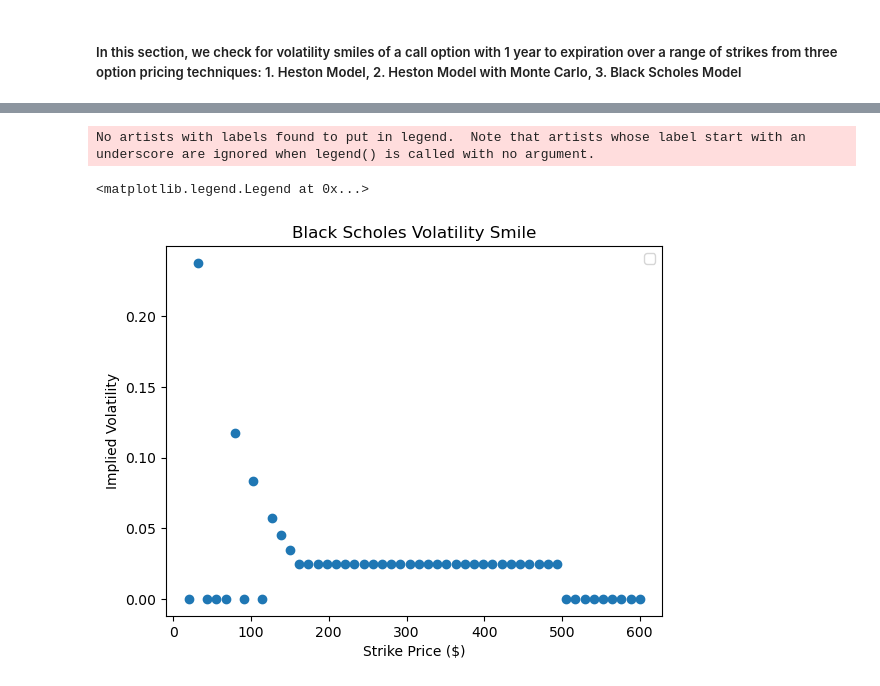
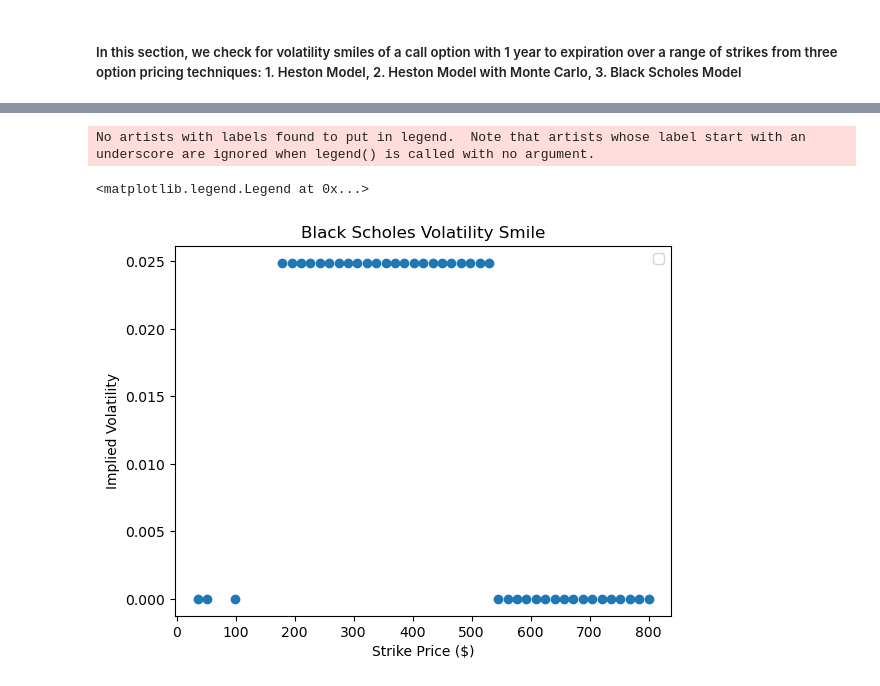
Before and after one commit to maher2k0/mc-heston-option-pricing, a Jupyter notebook: option_analysis.ipynb, the cells around one changed output, grey strips where cells are left out. Cells and saved outputs as stored; diff of their text form; code cells hidden in the pictures.

```diff
--- a/option_analysis.ipynb
+++ b/option_analysis.ipynb
@@ -400,7 +401,8 @@ plt.show()
 ##### In this section, we check for volatility smiles of a call option with 1 year to expiration over a range of strikes from three option pricing techniques: 1. Heston Model, 2. Heston Model with Monte Carlo, 3. Black Scholes Model
 # %%
 T = 1.0
-strikes = np.linspace(20, 600, 50)
+trading_days = 252
+strikes = np.linspace(20, 800, 50)
 
 sigma = results['parameters']['sigma']
 theta = results['parameters']['theta']
@@ -431,21 +456,21 @@ No artists with labels found to put in legend.  Note that artists whose label st
 # %%
 # volatility smile for Black-Scholes model
 
 
-price_model = OptionPricer(S0, r, kappa, theta, sigma, rho, v0, S, V, option_type = 'call', pricer='black_scholes')
-heston_call_prices = price_model.price_options(strikes, T)
+price_model = OptionPricer(S0, r, kappa, theta, sigma, rho, v0, option_type = 'call', pricer='black_scholes')
+heston_call_prices = price_model.price_options(strikes, trading_days)
 
 #puts = np.array([heston_option_price(S0, K, T, r, kappa, theta, sigma, rho, v0) for K in strikes])
 call_ivs = implied_vol(heston_call_prices, S0, strikes, T, r, flag='c',q=0, return_as='numpy')
 #puts_ivs = implied_vol(puts,S0, strikes, T, r, flag='p',q=0, return_as='numpy')
 
 plt.scatter(strikes, call_ivs)
 #plt.plot(strikes, puts_ivs, 'b-', label='Puts')
 plt.xlabel('Strike Price ($)')
 plt.ylabel('Implied Volatility')
 plt.title('Black Scholes Volatility Smile')
 plt.legend()
 # %% [output]
 No artists with labels found to put in legend.  Note that artists whose label start with an underscore are ignored when legend() is called with no argument.
 <matplotlib.legend.Legend at 0x...>
-[figure, old version]
+[figure, new version]
```
Also changed, not shown: parts of 12 cells of this notebook, 1 other file.
